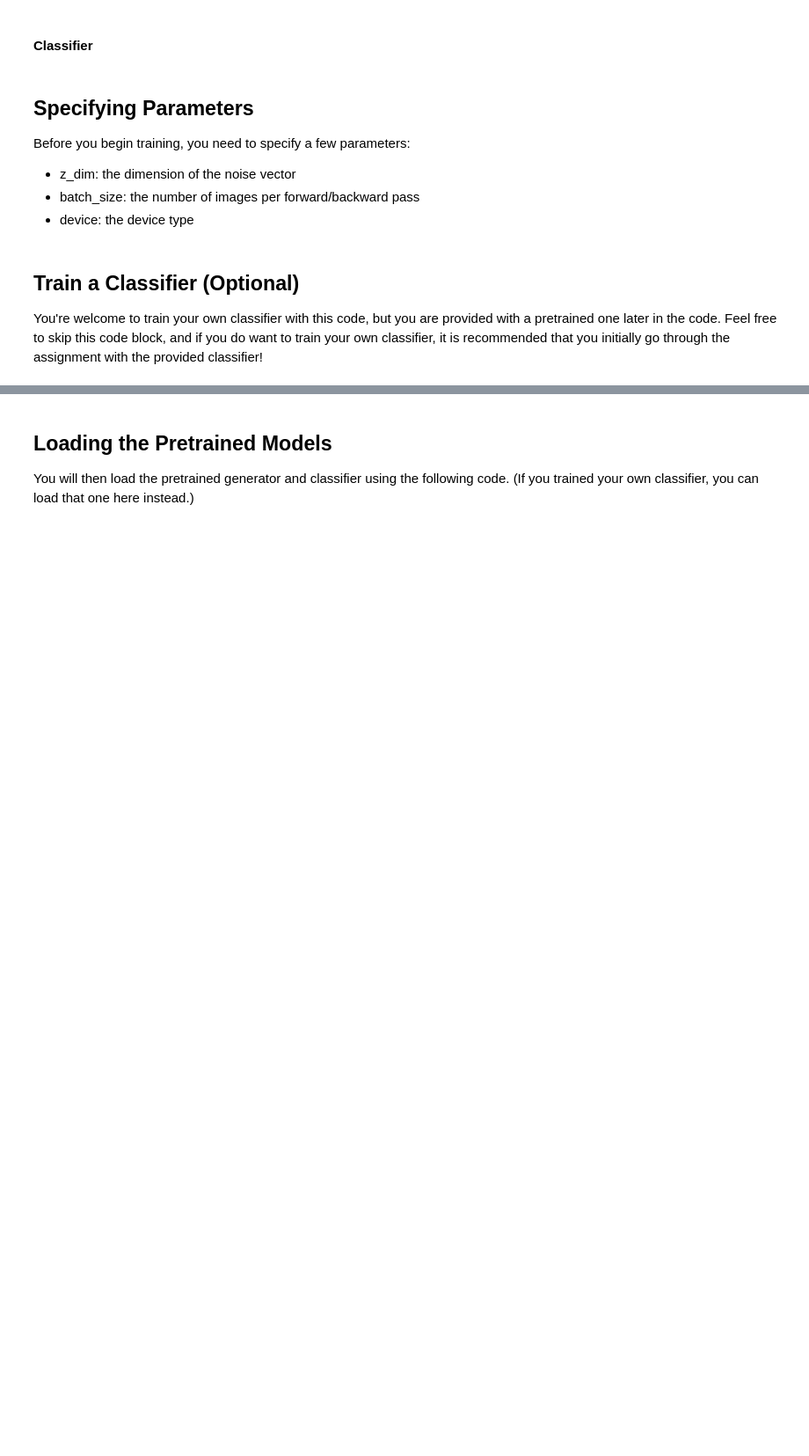
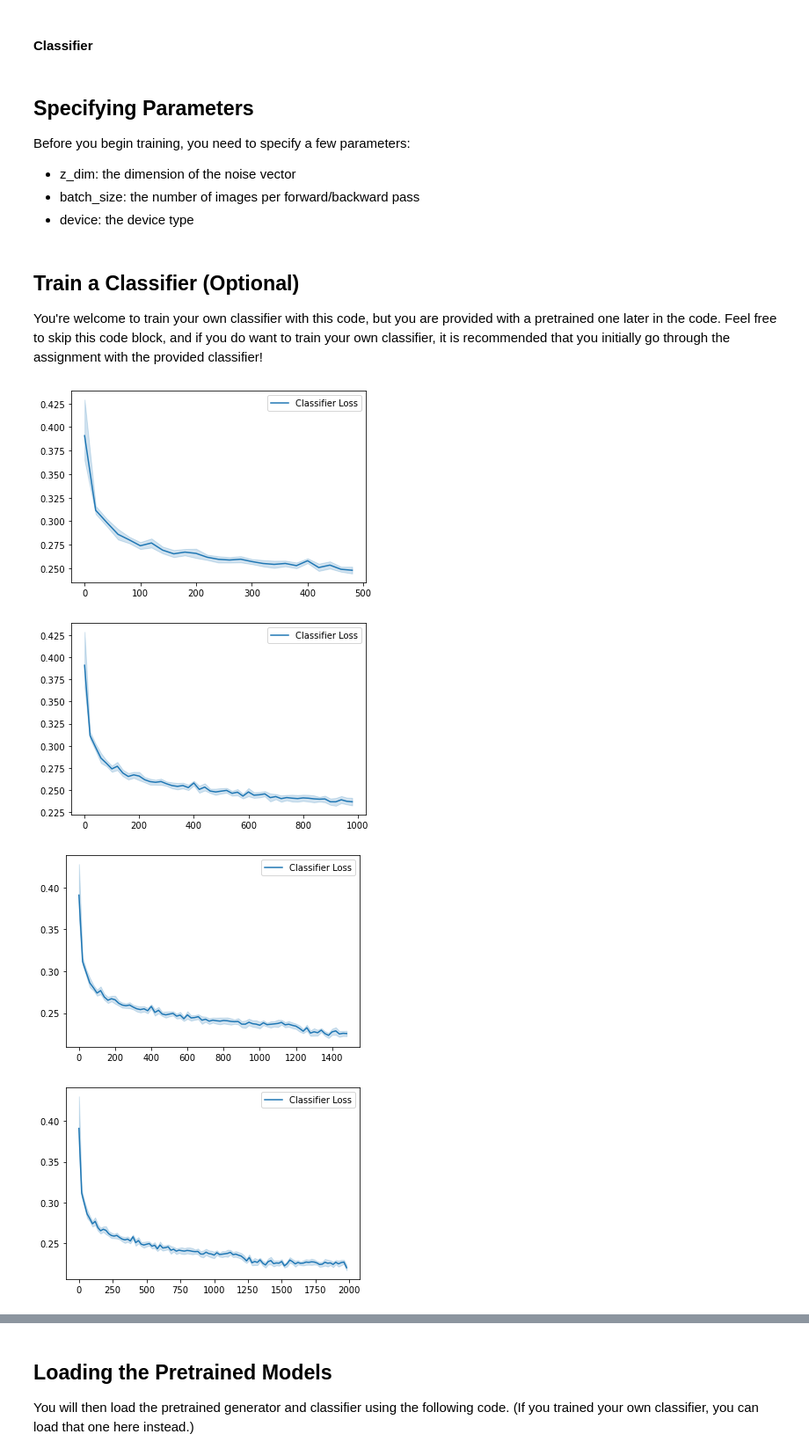
Before and after one commit to IMJONEZZ/GAN, a Jupyter notebook: Basic Generative Adversarial Networks/Deep GANs/Controllable GAN/Controllable GAN.ipynb, the cells around one changed output, grey strips where cells are left out. Shown at 88% size. Cells and saved outputs as stored; diff of their text form; code cells hidden in the pictures; blank space fills up the shorter version.

```diff
--- a/Basic Generative Adversarial Networks/Deep GANs/Controllable GAN/Controllable GAN.ipynb
+++ b/Basic Generative Adversarial Networks/Deep GANs/Controllable GAN/Controllable GAN.ipynb
@@ -214,31 +214,36 @@ def train_classifier(filename):
     cur_step = 0
     classifier_losses = []
     # classifier_val_losses = []
     for epoch in range(n_epochs):
         # Dataloader returns the batches
         for real, labels in tqdm(dataloader):
             real = real.to(device)
             labels = labels[:, label_indices].to(device).float()
 
             class_opt.zero_grad()
             class_pred = classifier(real)
             class_loss = criterion(class_pred, labels)
             class_loss.backward() # Calculate the gradients
             class_opt.step() # Update the weights
             classifier_losses += [class_loss.item()] # Keep track of the average classifier loss
 
             ## Visualization code ##
             if cur_step % display_step == 0 and cur_step > 0:
                 class_mean = sum(classifier_losses[-display_step:]) / display_step
                 print(f"Step {cur_step}: Classifier loss: {class_mean}")
                 step_bins = 20
                 x_axis = sorted([i * step_bins for i in range(len(classifier_losses) // step_bins)] * step_bins)
                 sns.lineplot(x_axis, classifier_losses[:len(x_axis)], label="Classifier Loss")
                 plt.legend()
                 plt.show()
                 torch.save({"classifier": classifier.state_dict()}, filename)
             cur_step += 1
 
 # Uncomment the last line to train your own classfier - this line will not work in Coursera.
 # If you'd like to do this, you'll have to download it and run it, ideally using a GPU
-# train_classifier("filename")
+train_classifier("CelebGAN")
+# %% [output]
+[figure, added]
+[figure, added]
+[figure, added]
+[figure, added]
```
Also changed, not shown: parts of 2 cells of this notebook.
